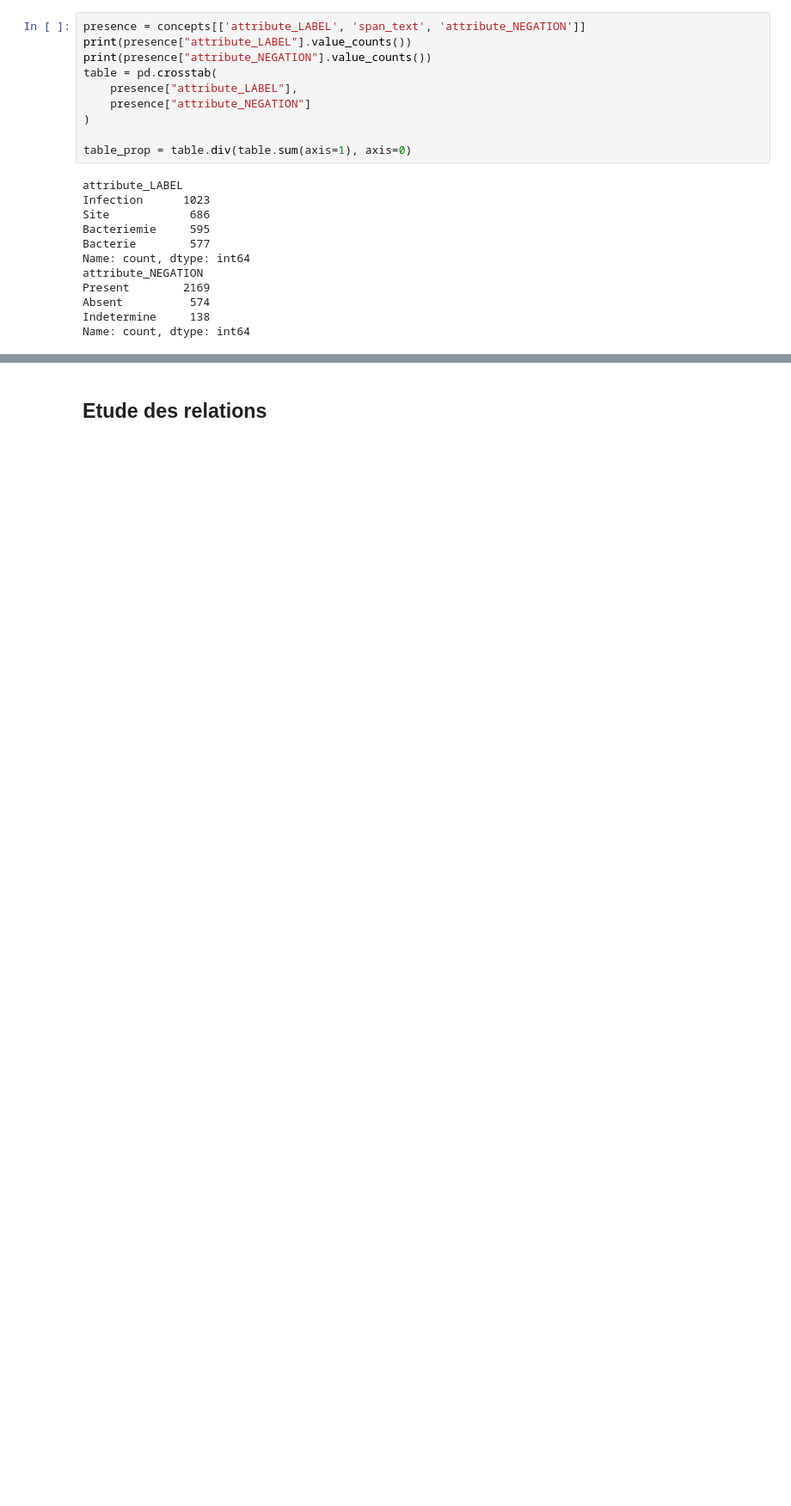
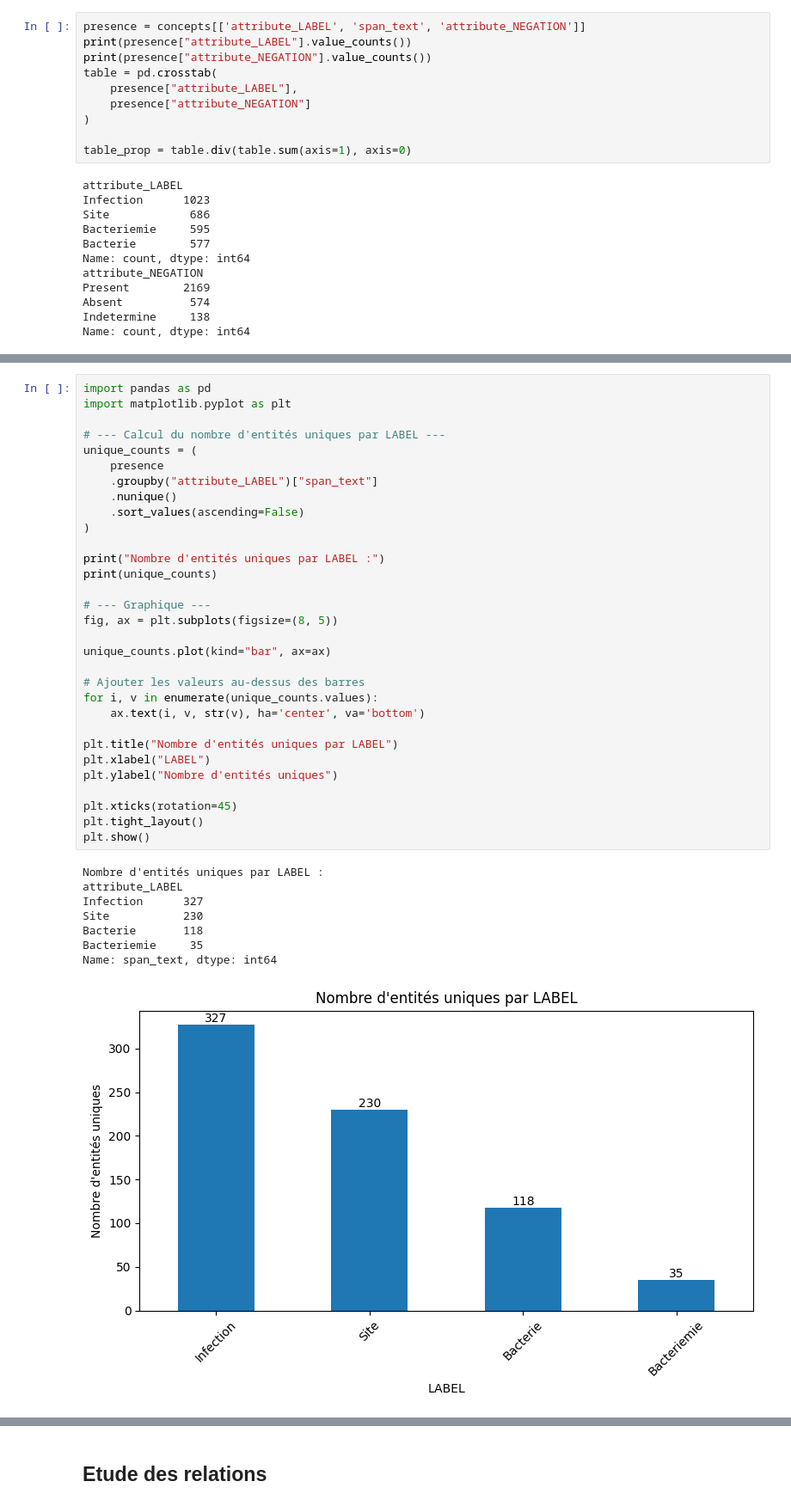
Before and after one commit to PJGouze/KG_RAG, a Jupyter notebook: KG_RAG/tests_and_req/statistiques_partages.ipynb, the cells around one changed output, grey strips where cells are left out. Shown at 86% size. Saved outputs shown, nothing was run; the diff lists cells and outputs as text; blank space fills up the shorter version.

Commit message:
nettoyage des doublons d'entités

```diff
--- a/KG_RAG/tests_and_req/statistiques_partages.ipynb
+++ b/KG_RAG/tests_and_req/statistiques_partages.ipynb
@@ -137,0 +242,40 @@ plt.show()
+# %%
+import pandas as pd
+import matplotlib.pyplot as plt
+
+# --- Calcul du nombre d'entités uniques par LABEL ---
+unique_counts = (
+    presence
+    .groupby("attribute_LABEL")["span_text"]
+    .nunique()
+    .sort_values(ascending=False)
+)
+
+print("Nombre d'entités uniques par LABEL :")
+print(unique_counts)
+
+# --- Graphique ---
+fig, ax = plt.subplots(figsize=(8, 5))
+
+unique_counts.plot(kind="bar", ax=ax)
+
+# Ajouter les valeurs au-dessus des barres
+for i, v in enumerate(unique_counts.values):
+    ax.text(i, v, str(v), ha='center', va='bottom')
+
+plt.title("Nombre d'entités uniques par LABEL")
+plt.xlabel("LABEL")
+plt.ylabel("Nombre d'entités uniques")
+
+plt.xticks(rotation=45)
+plt.tight_layout()
+plt.show()
+# %% [output]
+Nombre d'entités uniques par LABEL :
+attribute_LABEL
+Infection      327
+Site           230
+Bacterie       118
+Bacteriemie     35
+Name: span_text, dtype: int64
+[figure, added]
```
Also changed, not shown: parts of 14 cells of this notebook.
